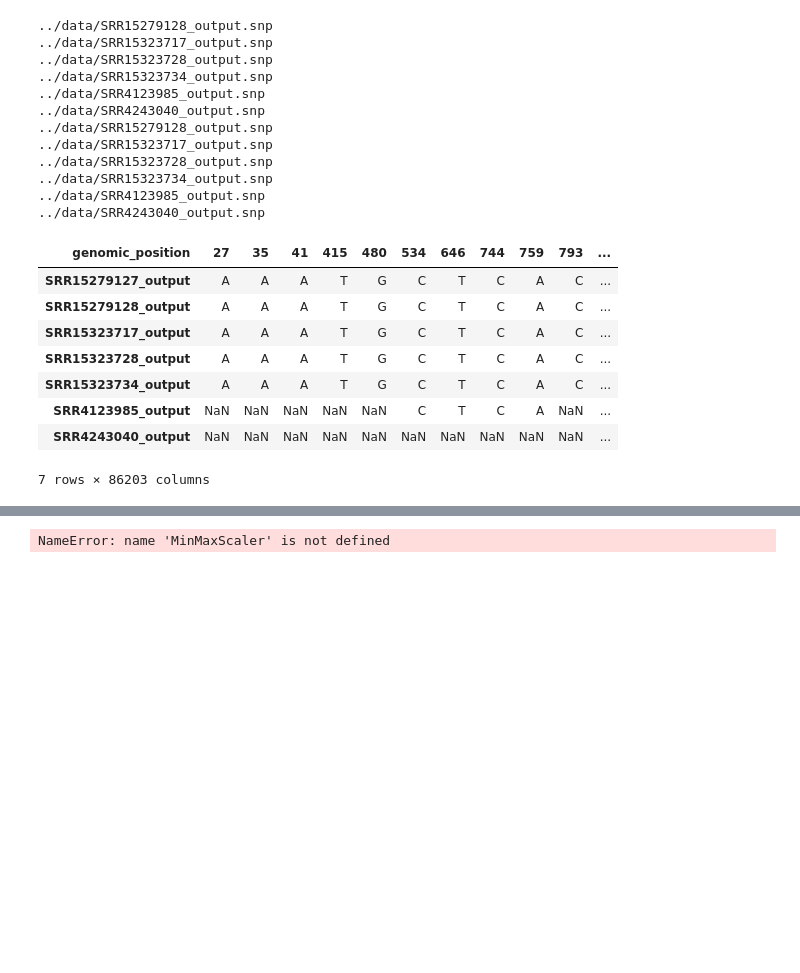
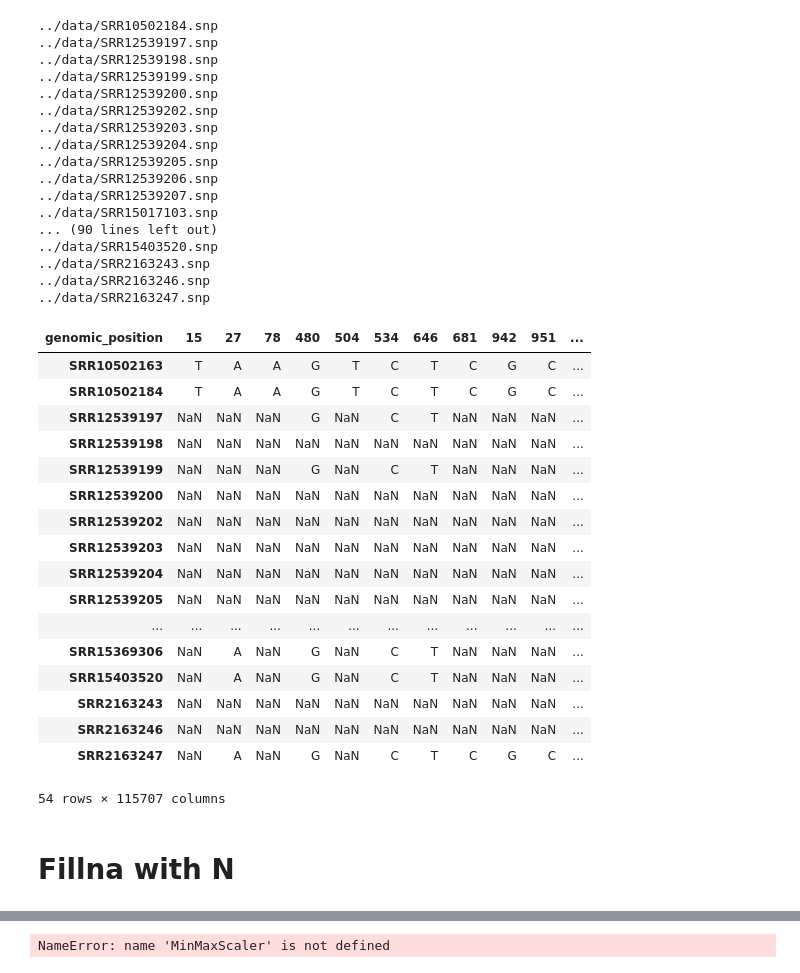
Before and after one commit to omicscodeathon/salmonellaml, a Jupyter notebook: notebooks/preprocessing_04.ipynb, the cells around one changed output, grey strips where cells are left out. Drawn from its saved outputs; the diff is of its cells as text; code cells hidden in the pictures; blank space fills up the shorter version.

```diff
--- a/notebooks/preprocessing_04.ipynb
+++ b/notebooks/preprocessing_04.ipynb
@@ -4,7 +4,6 @@ import pandas as pd
 import pandas as pd
 from complexcgr import CGR
 from pathlib import Path
-
 # Instantiate class CGR
 cgr = CGR()
 
@@ -28,14 +27,18 @@ def preprocessing(snp_list):
 
         # add other samples and merge them one by one
         for sample in sample_files[1:]:
-            print(sample)
-            sample_data = pd.read_csv(sample, sep=" ", header=None)
-            column_name = get_last_name(sample)
-            sample_data.columns = ["genomic_position", "REF", column_name]
-            # Drop the REF column
-            sample_data = sample_data.drop(columns=["REF"])
-            # merge data on genomic positions
-            merge_data = merge_data.merge(sample_data, on="genomic_position", how="outer")
+            try:
+                pd.read_csv(sample, sep=" ", header=None)
+                print(sample)
+                sample_data = pd.read_csv(sample, sep=" ", header=None)
+                column_name = get_last_name(sample)
+                sample_data.columns = ["genomic_position", "REF", column_name]
+                # Drop the REF column
+                sample_data = sample_data.drop(columns=["REF"])
+                # merge data on genomic positions
+                merge_data = merge_data.merge(sample_data, on="genomic_position", how="outer")
+            except:
+                continue
 
         merge_data.set_index("genomic_position", inplace=True)
         # Tranpose the df (reverse) to have samples as rows and genomic positions as columns
@@ -46,51 +49,67 @@ def preprocessing(snp_list):
 
     except Exception as e:
         print("Error:", str(e))
         return None
 
 
 # Call the preprocessing function and store the result in the 'df' variable
 df = preprocessing("../data/snp.lists")
 #     merge_data = merge_data.fillna("N")
 #     merge_data = merge_data.replace({"A": 1, "G": 2, "C": 3, "T": 4, "N": 0})
 #     merge_data = merge_data.rename(columns={"V1": "POS"})
 #     tinput = merge_data.T
 #     tinput.columns = tinput.iloc[0]
 #     tinput = tinput.iloc[1:]
 #     value = len(sample_files) // 5 * 4
 #     tinput4 = tinput[tinput["Num"] < value]
 #     tinput5 = tinput4.T
 #     tinput5.to_csv("snp_input.csv", index=False)
 
 df=preprocessing("../data/snp.lists")
 df
 #     # FCGR Encoding using kaos package
 #     data = pd.read_csv("snp_input.csv")
 #     data = data.replace({0: "N", 1: "A", 2: "G", 3: "C", 4: "T"})
 
 #     for i in range(900):
 #         cgr_list = cgr(data[str(i)], seq_base=["N", "A", "G", "C", "T"], res=200)
 #         cgr_matrix = cgr_list["matrix"]
 #         cgr_matrix.to_csv(sample_files[i], index=False)
 # %% [output]
-../data/SRR15279128_output.snp
-../data/SRR15323717_output.snp
-../data/SRR15323728_output.snp
-../data/SRR15323734_output.snp
-../data/SRR4123985_output.snp
-../data/SRR4243040_output.snp
-../data/SRR15279128_output.snp
-../data/SRR15323717_output.snp
-../data/SRR15323728_output.snp
-../data/SRR15323734_output.snp
-../data/SRR4123985_output.snp
-../data/SRR4243040_output.snp
+../data/SRR10502184.snp
+../data/SRR12539197.snp
+../data/SRR12539198.snp
+../data/SRR12539199.snp
+../data/SRR12539200.snp
+../data/SRR12539202.snp
+../data/SRR12539203.snp
+../data/SRR12539204.snp
+../data/SRR12539205.snp
+../data/SRR12539206.snp
+../data/SRR12539207.snp
+../data/SRR15017103.snp
+... (90 lines left out)
+../data/SRR15403520.snp
+../data/SRR2163243.snp
+../data/SRR2163246.snp
+../data/SRR2163247.snp
-| genomic_position | 27 | 35 | 41 | 415 | 480 | 534 | 646 | 744 | 759 | 793 | ... |
-| SRR15279127_output | A | A | A | T | G | C | T | C | A | C | ... |
-| SRR15279128_output | A | A | A | T | G | C | T | C | A | C | ... |
-| SRR15323717_output | A | A | A | T | G | C | T | C | A | C | ... |
-| SRR15323728_output | A | A | A | T | G | C | T | C | A | C | ... |
-| SRR15323734_output | A | A | A | T | G | C | T | C | A | C | ... |
-| SRR4123985_output | NaN | NaN | NaN | NaN | NaN | C | T | C | A | NaN | ... |
-| SRR4243040_output | NaN | NaN | NaN | NaN | NaN | NaN | NaN | NaN | NaN | NaN | ... |
+| genomic_position | 15 | 27 | 78 | 480 | 504 | 534 | 646 | 681 | 942 | 951 | ... |
+| SRR10502163 | T | A | A | G | T | C | T | C | G | C | ... |
+| SRR10502184 | T | A | A | G | T | C | T | C | G | C | ... |
+| SRR12539197 | NaN | NaN | NaN | G | NaN | C | T | NaN | NaN | NaN | ... |
+| SRR12539198 | NaN | NaN | NaN | NaN | NaN | NaN | NaN | NaN | NaN | NaN | ... |
+| SRR12539199 | NaN | NaN | NaN | G | NaN | C | T | NaN | NaN | NaN | ... |
+| SRR12539200 | NaN | NaN | NaN | NaN | NaN | NaN | NaN | NaN | NaN | NaN | ... |
+| SRR12539202 | NaN | NaN | NaN | NaN | NaN | NaN | NaN | NaN | NaN | NaN | ... |
+| SRR12539203 | NaN | NaN | NaN | NaN | NaN | NaN | NaN | NaN | NaN | NaN | ... |
+| SRR12539204 | NaN | NaN | NaN | NaN | NaN | NaN | NaN | NaN | NaN | NaN | ... |
+| SRR12539205 | NaN | NaN | NaN | NaN | NaN | NaN | NaN | NaN | NaN | NaN | ... |
+| ... | ... | ... | ... | ... | ... | ... | ... | ... | ... | ... | ... |
+| SRR15369306 | NaN | A | NaN | G | NaN | C | T | NaN | NaN | NaN | ... |
+| SRR15403520 | NaN | A | NaN | G | NaN | C | T | NaN | NaN | NaN | ... |
+| SRR2163243 | NaN | NaN | NaN | NaN | NaN | NaN | NaN | NaN | NaN | NaN | ... |
+| SRR2163246 | NaN | NaN | NaN | NaN | NaN | NaN | NaN | NaN | NaN | NaN | ... |
+| SRR2163247 | NaN | A | NaN | G | NaN | C | T | C | G | C | ... |
-7 rows × 86203 columns
+54 rows × 115707 columns
+# %% [markdown]
+# Fillna with N
```
Also changed, not shown: parts of 12 cells of this notebook.
